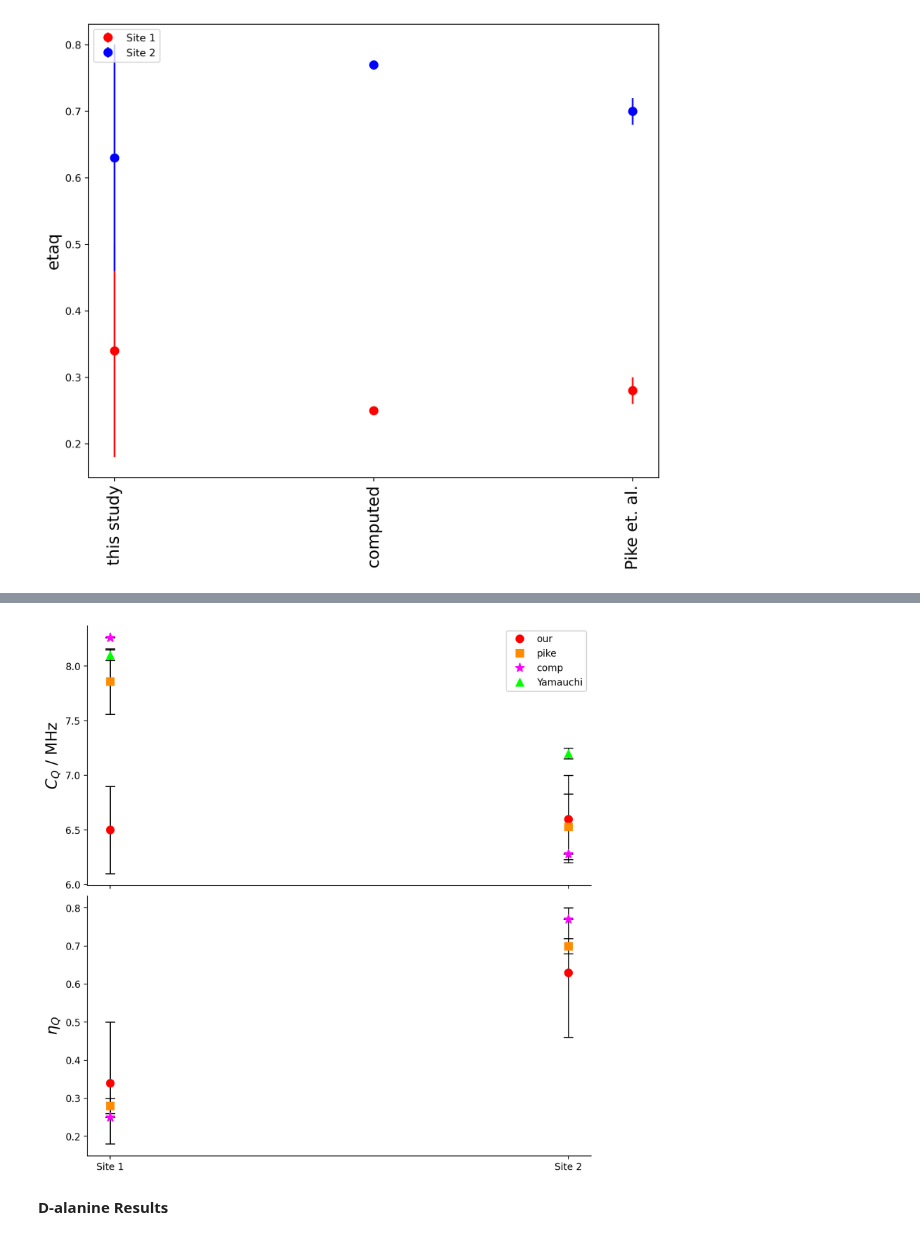
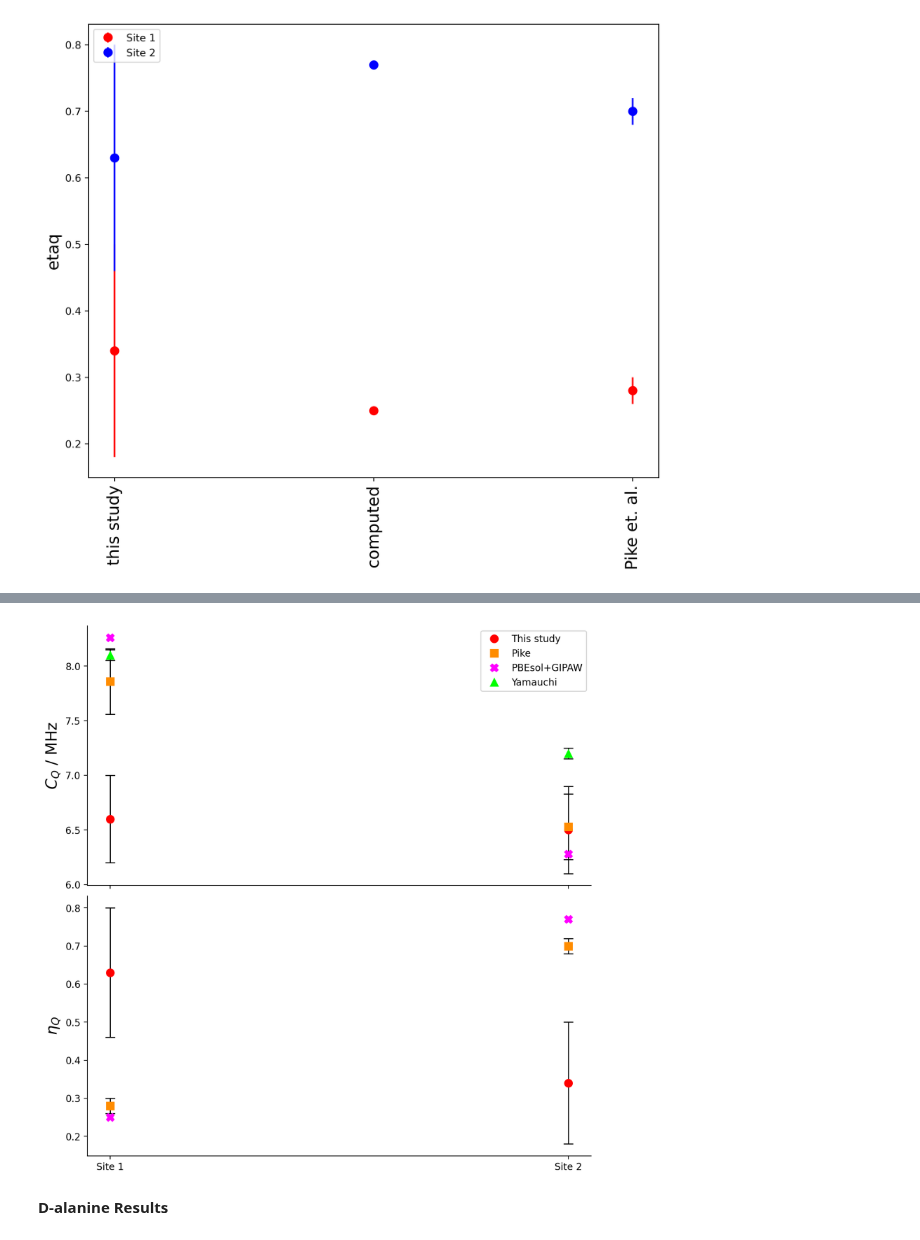
Before and after one commit to AstrobioShiva/Script_project, a Jupyter notebook: NMR_analysis/plot_results.ipynb, the cells around one changed output, grey strips where cells are left out. Drawn from its saved outputs; the diff is of its cells as text; code cells hidden in the pictures.

Commit message:
modified plot code

```diff
--- a/NMR_analysis/plot_results.ipynb
+++ b/NMR_analysis/plot_results.ipynb
@@ -70,7 +70,7 @@ fig, ax = plt.subplots(nrows=2, ncols=1, figsize=(8,8), dpi=200, sharex=True, sh
 
 df = pd.DataFrame({"id":["Site 1", "Site 2"],
                  # Cq data
-                   "ourCq":[6.5, 6.6],
+                   "ourCq":[6.6, 6.5],
                    "pikeCq":[ 7.86, 6.53],
                    "computedCq":[8.26, 6.28],
                    "YamauchiCq":[8.1, 7.2],
@@ -80,12 +80,12 @@ df = pd.DataFrame({"id":["Site 1", "Site 2"],
                    "sd_computedCq":[0,0],
                    "sd_YamauchiCq":[0.05, 0.05],
                   #etaq data
-                  "ouretaq":[0.34, 0.63],
+                  "ouretaq":[0.63, 0.34],
                    "pikeetaq":[0.28, 0.7],
                    "computedetaq":[0.25, 0.77],
                    "Yamauchietaq":[0, 0],
                    #error
-                   "sd_ouretaq":[0.16, 0.17],
+                   "sd_ouretaq":[0.17, 0.16],
                    "sd_pikeetaq":[0.02, 0.02],
                    "sd_computedetaq":[0,0],
                    "sd_Yamauchietaq":[0.0, 0.0]
@@ -94,22 +94,20 @@ df = pd.DataFrame({"id":["Site 1", "Site 2"],
                     })
 
 ax[0].errorbar(np.arange(len(df['id'])), df['ourCq'], yerr=df['sd_ourCq'], ls = 'None',
-             marker='o', color = 'red', markersize=8, ecolor='black', elinewidth=1, capsize=5, label = 'our')
+             marker='o', color = 'red', markersize=8, ecolor='black', elinewidth=1, capsize=5, label = 'This study')
 ax[0].errorbar(np.arange(len(df['id'])), df['pikeCq'], yerr=df['sd_pikeCq'], ls = 'None',
-             marker='s', color = 'darkorange', markersize=8, ecolor='black', elinewidth=1, capsize=5, label = 'pike')
+             marker='s', color = 'darkorange', markersize=8, ecolor='black', elinewidth=1, capsize=5, label = 'Pike')
 ax[0].errorbar(np.arange(len(df['id'])), df['computedCq'], yerr=df['sd_computedCq'], ls = 'None',
-             marker='*', color = 'magenta', markersize=10, ecolor='black', elinewidth=1, capsize=5, label = 'comp')
+             marker='X', color = 'magenta', markersize=8, ecolor='black', elinewidth=1, capsize=0, label = 'PBEsol+GIPAW')
 ax[0].errorbar(np.arange(len(df['id'])), df['YamauchiCq'], yerr=df['sd_YamauchiCq'], ls = 'None',
              marker='^', color = 'lime', markersize=8, ecolor='black', elinewidth=1, capsize=5, label = 'Yamauchi')
 
 ax[1].errorbar(np.arange(len(df['id'])), df['ouretaq'], yerr=df['sd_ouretaq'], ls = 'None',
-             marker='o', color = 'red', markersize=8, ecolor='black', elinewidth=1, capsize=5, label = 'our')
+             marker='o', color = 'red', markersize=8, ecolor='black', elinewidth=1, capsize=5, label = 'this study')
 ax[1].errorbar(np.arange(len(df['id'])), df['pikeetaq'], yerr=df['sd_pikeetaq'], ls = 'None',
              marker='s', color = 'darkorange', markersize=8, ecolor='black', elinewidth=1, capsize=5, label = 'pike')
 ax[1].errorbar(np.arange(len(df['id'])), df['computedetaq'], yerr=df['sd_computedetaq'], ls = 'None',
-             marker='*', color = 'magenta', markersize=10, ecolor='black', elinewidth=1, capsize=5, label = 'comp')
-# ax[1].errorbar(np.arange(len(df['id'])), df['Yamauchietaq'], yerr=df['sd_Yamauchietaq'], ls = 'None',
-#              marker='^', color = 'lime', markersize=8, ecolor='black', elinewidth=1, capsize=5, label = 'Yamauchi')
+             marker='X', color = 'magenta', markersize=8, ecolor='black', elinewidth=1, capsize=0, label = 'comp')
 
 
 ax[0].xaxis.set_ticks(np.arange(len(df['id'])))
@@ -152,4 +139,4 @@ plt.show()
-[figure, old version]
+[figure, new version]
 # %% [markdown]
 **D-alanine Results**
 # %%
```
Also changed, not shown: parts of 4 cells of this notebook.
